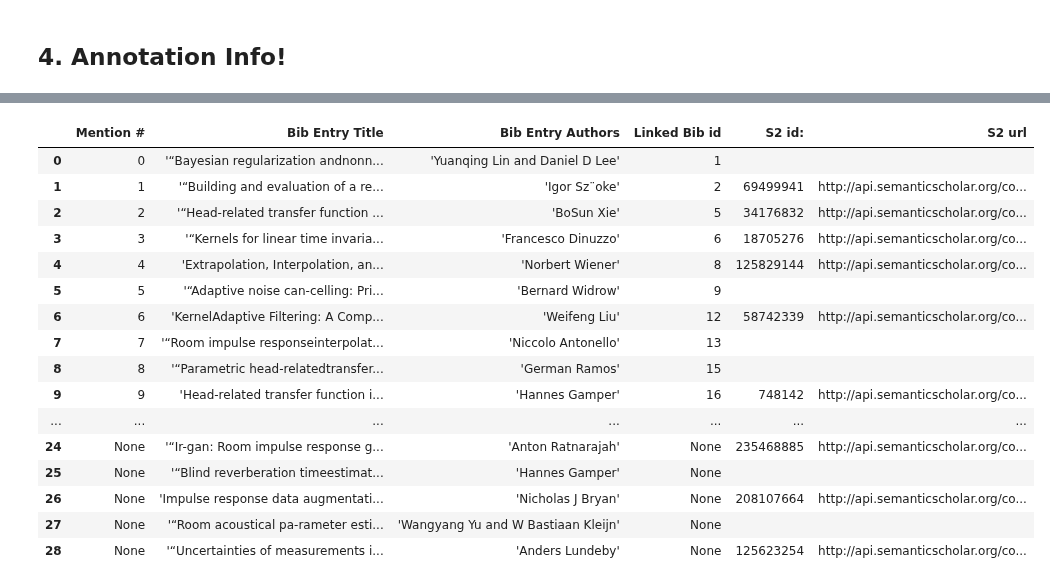
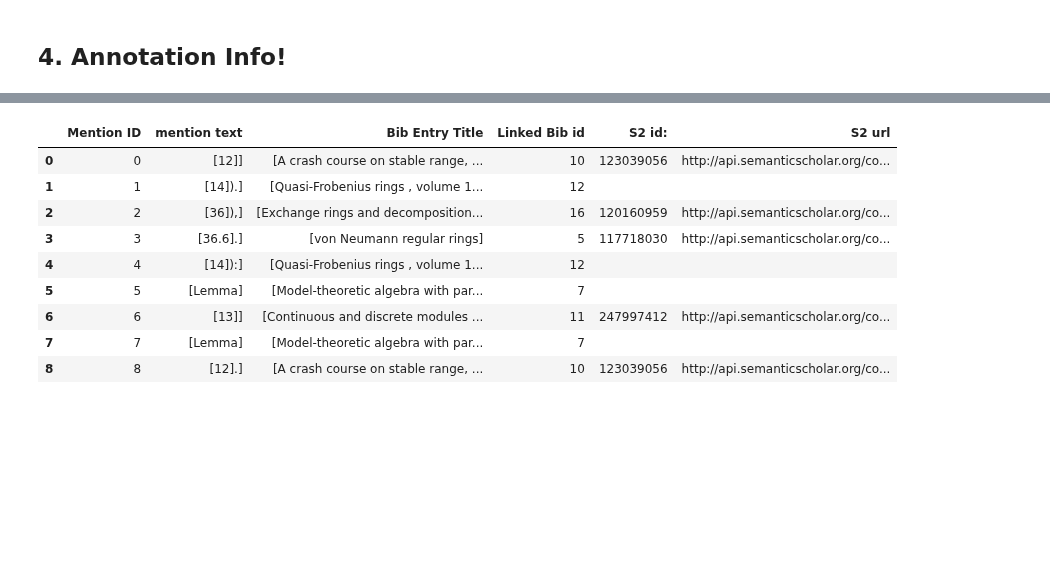
Before and after one commit to allenai/mmda, a Jupyter notebook: end_to_end_eval_easier.ipynb, the cells around one changed output, grey strips where cells are left out. Cells and saved outputs as stored; diff of their text form; code cells hidden in the pictures; blank space fills up the shorter version.

Commit message:
Updated data table

```diff
--- a/end_to_end_eval_easier.ipynb
+++ b/end_to_end_eval_easier.ipynb
@@ -229,20 +206,19 @@ for i in data['annotationsFromSource'][f'{mention_detection_source}']['citation_
 
     #add to list of citation link data
     citation_links[citation_mention_id] = int(linked_bib_id)
-# %%
-#get titles and authors for mention linking
-bib_titles = []
-for bib in mmda_doc.bib_entries:
-    bib_title = bib.bib_entry_titles[0].symbols
-    bib_titles.append(bib_title)
-
-
-bib_authors = []
-for bib in mmda_doc.bib_entries:
-    bib_author = bib.bib_entry_authors[0].symbols
-    bib_authors.append(bib_author)
 # %% [markdown]
 ### 3b. Use API call to find what s2 paper each bib entry is linked to.
+# %%
+def get_bib_entry_title(citation_mention_id):
+    linked_bib_id = citation_links[citation_mention_id]
+    bib_title_span_groups = mmda_doc.bib_entries[linked_bib_id].bib_entry_titles
+
+    try:
+        first_one = bib_title_span_groups[0]
+        bib_title = first_one.symbols
+    except IndexError: # case where was no title detected so bib_title_span_groups was empty list
+            bib_title = "" # it can be empty or say "no title detected" or something
+    return bib_title
 # %%
 #make api call to get linked papers
 def bibLinkingApiPost(titles, end_point='http://pipeline-api.prod.s2.allenai.org/citation/match'):
@@ -254,8 +230,11 @@ def bibLinkingApiPost(titles, end_point='http://pipeline-api.prod.s2.allenai.org
     response = requests.request("POST", end_point, headers=headers, data=payload).json()
     return response
 
+
 #get s2_ids linked to each mention
 s2_ids = []
-for title in bib_titles:
-    title = [str(title).replace('\'', '').replace('[', '').replace(']', '').replace('\\n', '')]
-    s2_ids.append(str((bibLinkingApiPost(title))).replace('[','').replace(']', ''))
+for citation_mention in mmda_doc.citation_mentions:
+    title = get_bib_entry_title(citation_mention.id)
+    s2_ids.append(str((bibLinkingApiPost(title))).replace('[', '').replace(']', ''))
+
+print(s2_ids)
@@ -276,40 +257,37 @@ page to annotate: 2
 # %%
 #gives table of mentions and their corresponding bib_entry ids, s2 linked papers
 import pandas as pd
 from IPython.display import HTML
 
 ref_info = {
-    "Mention #": [mention for mention in citation_links],
-    "Bib Entry Title": [str(title).replace('[', '').replace(']', '').replace('\\n', '') for title in bib_titles],
-    "Bib Entry Authors": [str(author).replace('[', '').replace(']', '').replace('\\n', ' ') for author in bib_authors],
-    "Linked Bib id": [bib_id for bib_id in citation_links.values()],
+    "Mention ID": [citation_mention.id for citation_mention in mmda_doc.citation_mentions],
+    "mention text": [citation_mention.symbols for citation_mention in mmda_doc.citation_mentions],
+    "Bib Entry Title": [get_bib_entry_title(citation_mention.id) for citation_mention in mmda_doc.citation_mentions],
+        #.replace('[', '').replace(']', '').replace('\\n', '') --> not working for now
+
+    #"Bib Entry Authors": [get_bib_entry_title(citation_mention.id).replace('[', '').replace(']', '').replace('\\n', '') for citation_mention in mmda_doc.citation_mentions],
+
+    "Linked Bib id": [citation_links[citation_mention.id] for citation_mention in mmda_doc.citation_mentions],
     "S2 id:": [ids if ids != str(-1) else " " for ids in s2_ids],
     "S2 url": [f"http://api.semanticscholar.org/corpusid:{ids}" if ids != str(-1) else " " for ids in s2_ids]
     }
 
 df = pd.DataFrame.from_dict(ref_info, orient='index')
 df = df.transpose()
 
 #make s2 links clickable
 HTML(df.to_html(render_links=True, escape=False))
 # %% [output]
-|  | Mention # | Bib Entry Title | Bib Entry Authors | Linked Bib id | S2 id: | S2 url |
-| 0 | 0 | '“Bayesian regularization andnonn... | 'Yuanqing Lin and Daniel D Lee' | 1 |  |  |
-| 1 | 1 | '“Building and evaluation of a re... | 'Igor Sz¨oke' | 2 | 69499941 | http://api.semanticscholar.org/co... |
-| 2 | 2 | '“Head-related transfer function ... | 'BoSun Xie' | 5 | 34176832 | http://api.semanticscholar.org/co... |
-| 3 | 3 | '“Kernels for linear time invaria... | 'Francesco Dinuzzo' | 6 | 18705276 | http://api.semanticscholar.org/co... |
-| 4 | 4 | 'Extrapolation, Interpolation, an... | 'Norbert Wiener' | 8 | 125829144 | http://api.semanticscholar.org/co... |
-| 5 | 5 | '“Adaptive noise can-celling: Pri... | 'Bernard Widrow' | 9 |  |  |
-| 6 | 6 | 'KernelAdaptive Filtering: A Comp... | 'Weifeng Liu' | 12 | 58742339 | http://api.semanticscholar.org/co... |
-| 7 | 7 | '“Room impulse responseinterpolat... | 'Niccolo Antonello' | 13 |  |  |
-| 8 | 8 | '“Parametric head-relatedtransfer... | 'German Ramos' | 15 |  |  |
-| 9 | 9 | 'Head-related transfer function i... | 'Hannes Gamper' | 16 | 748142 | http://api.semanticscholar.org/co... |
-| ... | ... | ... | ... | ... | ... | ... |
-| 24 | None | '“Ir-gan: Room impulse response g... | 'Anton Ratnarajah' | None | 235468885 | http://api.semanticscholar.org/co... |
-| 25 | None | '“Blind reverberation timeestimat... | 'Hannes Gamper' | None |  |  |
-| 26 | None | 'Impulse response data augmentati... | 'Nicholas J Bryan' | None | 208107664 | http://api.semanticscholar.org/co... |
-| 27 | None | '“Room acoustical pa-rameter esti... | 'Wangyang Yu and W Bastiaan Kleijn' | None |  |  |
-| 28 | None | '“Uncertainties of measurements i... | 'Anders Lundeby' | None | 125623254 | http://api.semanticscholar.org/co... |
+|  | Mention ID | mention text | Bib Entry Title | Linked Bib id | S2 id: | S2 url |
+| 0 | 0 | [12]] | [A crash course on stable range, ... | 10 | 123039056 | http://api.semanticscholar.org/co... |
+| 1 | 1 | [14]).] | [Quasi-Frobenius rings , volume 1... | 12 |  |  |
+| 2 | 2 | [36]),] | [Exchange rings and decomposition... | 16 | 120160959 | http://api.semanticscholar.org/co... |
+| 3 | 3 | [36.6].] | [von Neumann regular rings] | 5 | 117718030 | http://api.semanticscholar.org/co... |
+| 4 | 4 | [14]):] | [Quasi-Frobenius rings , volume 1... | 12 |  |  |
+| 5 | 5 | [Lemma] | [Model-theoretic algebra with par... | 7 |  |  |
+| 6 | 6 | [13]] | [Continuous and discrete modules ... | 11 | 247997412 | http://api.semanticscholar.org/co... |
+| 7 | 7 | [Lemma] | [Model-theoretic algebra with par... | 7 |  |  |
+| 8 | 8 | [12].] | [A crash course on stable range, ... | 10 | 123039056 | http://api.semanticscholar.org/co... |
 # %%
 import cv2
 from matplotlib import pyplot as plt
```
Also changed, not shown: parts of 5 cells of this notebook.
